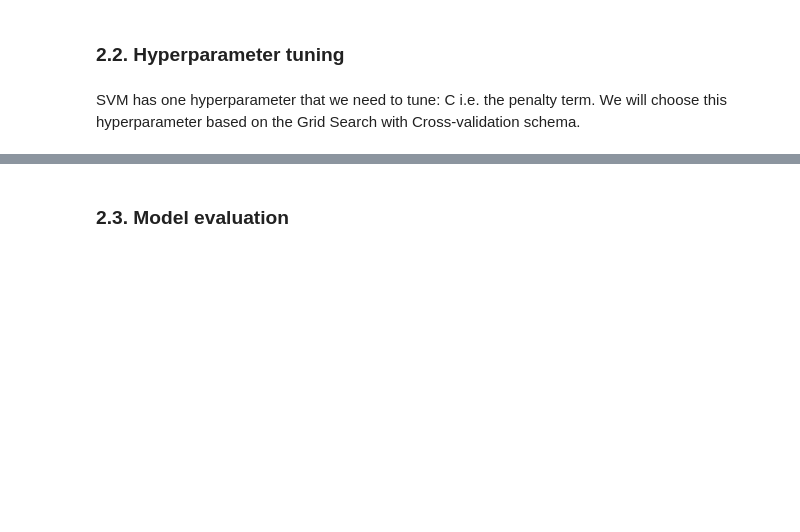
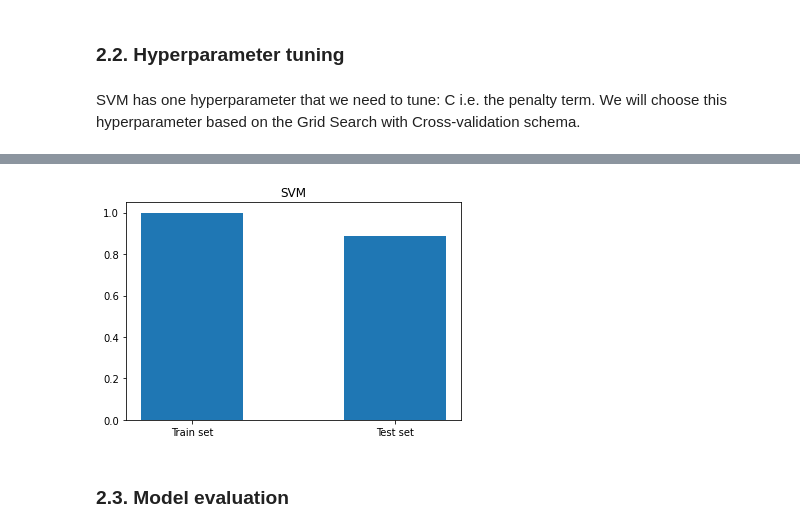
Before and after one commit to tuanlda78202/SAIMDB, a Jupyter notebook: src/supervised/ML/src/SVM.ipynb, the cells around one changed output, grey strips where cells are left out. Cells and saved outputs as stored; diff of their text form; code cells hidden in the pictures; blank space fills up the shorter version.

```diff
--- a/src/supervised/ML/src/SVM.ipynb
+++ b/src/supervised/ML/src/SVM.ipynb
@@ -59,3 +226,10 @@ print(accuracy_score(y_test, y_pred))
+# %%
+plt.bar(["Train set", "Test set"], [train_acc, test_acc], width=.5)
+plt.title("SVM")
+
+plt.show()
+# %% [output]
+[figure, added]
 # %% [markdown]
 ### 2.3. Model evaluation
 # %% [markdown]
```
Also changed, not shown: parts of 36 cells of this notebook, 5 other files.
